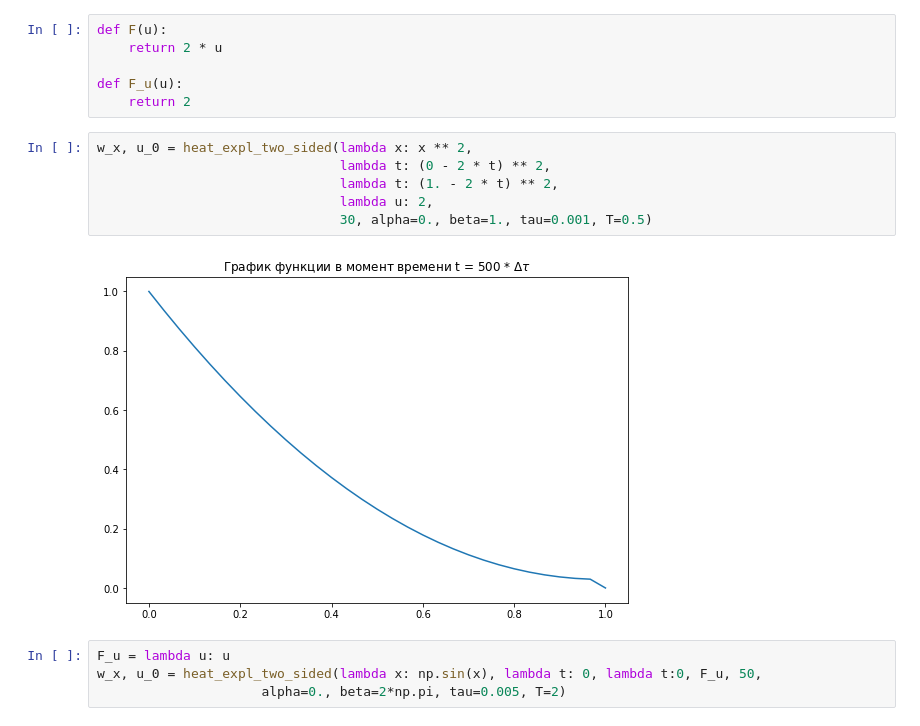
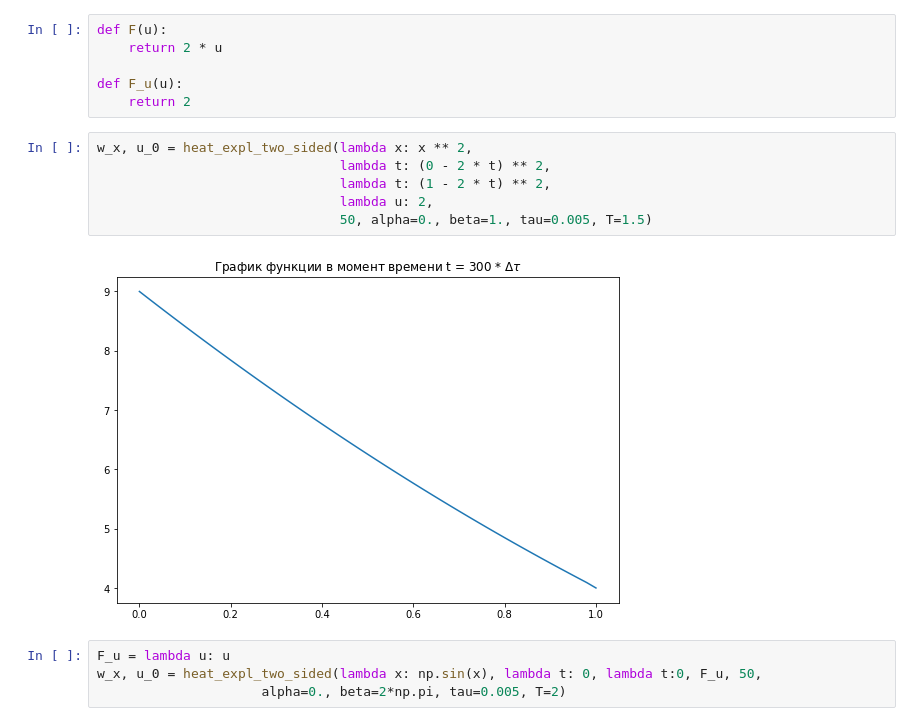
Before and after one commit to Chpel/Study_3, a Jupyter notebook: Нелинейка/Дз_по_нелинейке.ipynb, the cells around one changed output. Drawn from its saved outputs; the diff is of its cells as text.

```diff
--- a/Нелинейка/Дз_по_нелинейке.ipynb
+++ b/Нелинейка/Дз_по_нелинейке.ipynb
@@ -84,11 +83,11 @@ def F_u(u):
 # %%
 w_x, u_0 = heat_expl_two_sided(lambda x: x ** 2,
                                lambda t: (0 - 2 * t) ** 2,
-                               lambda t: (1. - 2 * t) ** 2,
+                               lambda t: (1 - 2 * t) ** 2,
                                lambda u: 2,
-                               30, alpha=0., beta=1., tau=0.001, T=0.5)
+                               50, alpha=0., beta=1., tau=0.005, T=1.5)
 # %% [output]
-[figure, old version]
+[figure, new version]
 # %%
 F_u = lambda u: u
 w_x, u_0 = heat_expl_two_sided(lambda x: np.sin(x), lambda t: 0, lambda t:0, F_u, 50,
```
Also changed, not shown: parts of 6 cells of this notebook.
